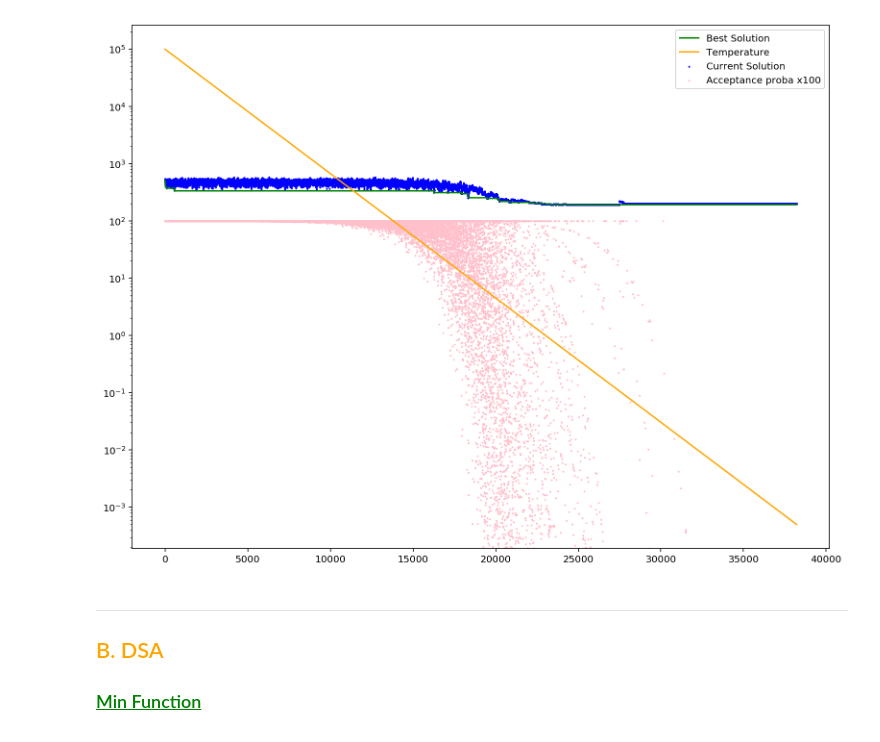
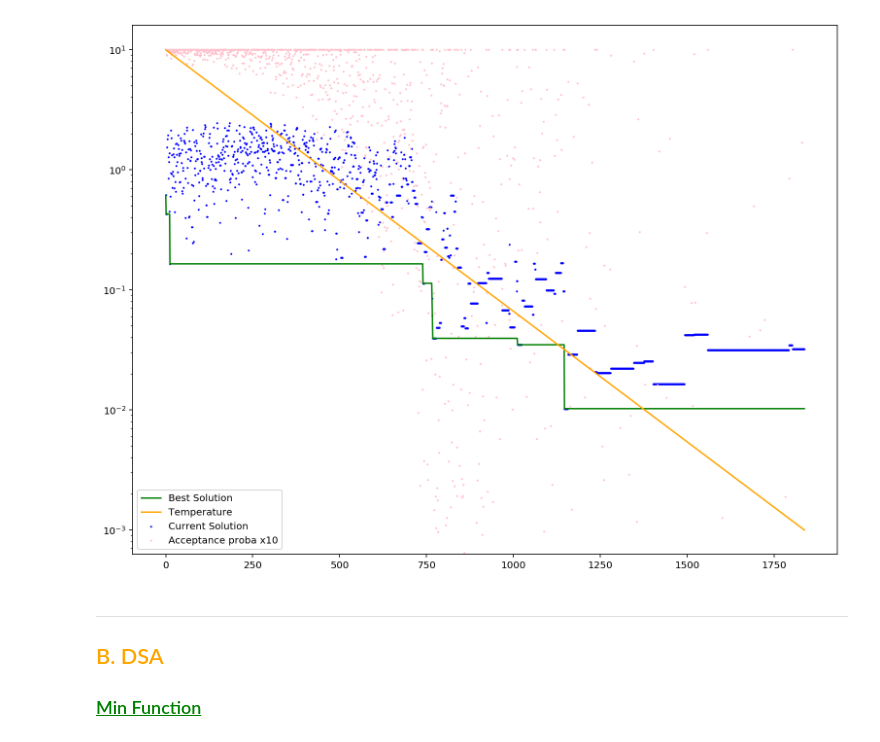
Before and after one commit to leobouraux/Pedestrian-Hub-Model-Optimization, a Jupyter notebook: src/main/python/Graphs LSA DSA.ipynb, the cells around one changed output. Cells and saved outputs as stored; diff of their text form; code cells hidden in the pictures.

```diff
--- a/src/main/python/Graphs LSA DSA.ipynb
+++ b/src/main/python/Graphs LSA DSA.ipynb
@@ -25,9 +40,9 @@ drawPlotLSA(best_y, curr_y, temp, acceptance_pb, acc_best_sol, 1000)
 # %%
-path = "../java/SimulatedAnnealing/GraphData/LSA_TSP.txt"
+path = "../java/SimulatedAnnealing/GraphData/LSA_MinFunction3D.txt"
 best_y, curr_y, acceptance_pb, acc_best_sol, temp, runtime, iteration_nbr = processDataLSA(path)
-drawPlotLSA(best_y, curr_y, temp, acceptance_pb, acc_best_sol, 100)
+drawPlotLSA(best_y, curr_y, temp, acceptance_pb, acc_best_sol, 10)
 # %% [output]
-[figure, old version]
+[figure, new version]
 # %% [markdown]
 ----
 
```
Also changed, not shown: parts of 11 cells of this notebook, 31 other files.
